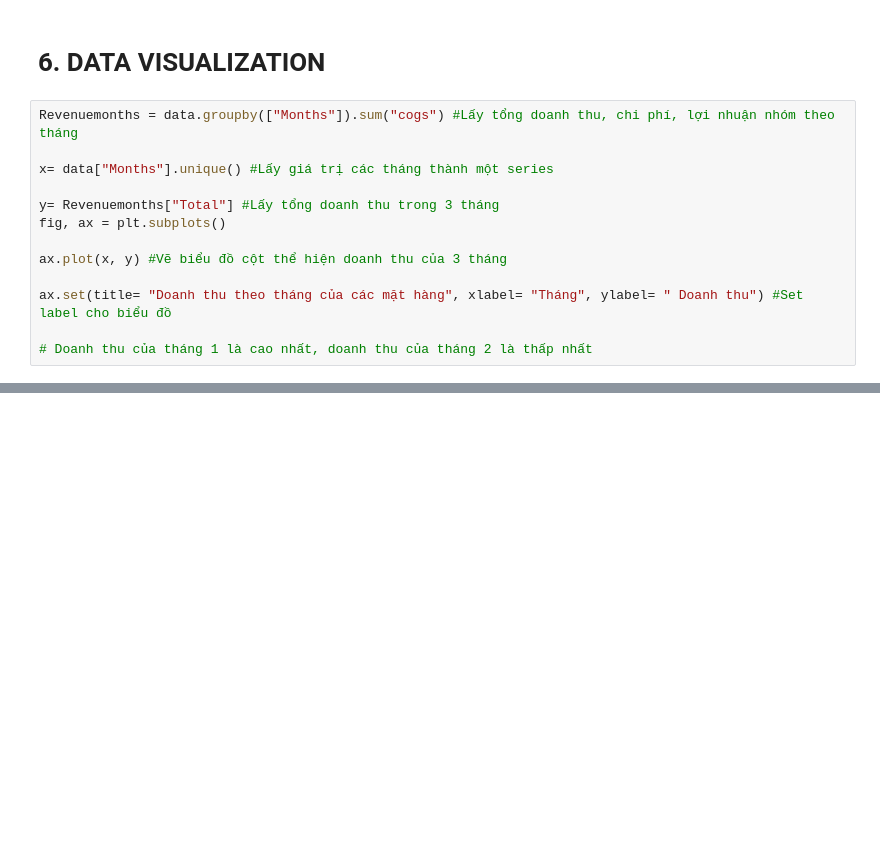
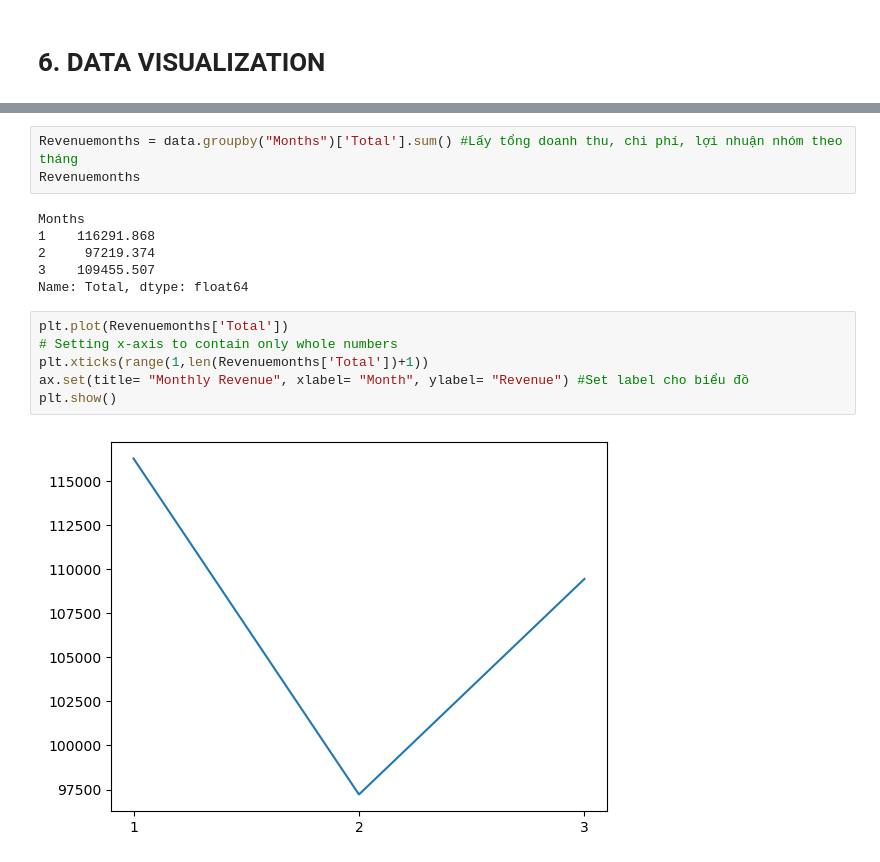
Before and after one commit to binhuyen1607/Sales-Analysis, a Jupyter notebook: Supermarket_sales.ipynb, the cells around one changed output, grey strips where cells are left out. Saved outputs shown, nothing was run; the diff lists cells and outputs as text; blank space fills up the shorter version.

```diff
--- a/Supermarket_sales.ipynb
+++ b/Supermarket_sales.ipynb
@@ -825,16 +857,3 @@ Predict: [[ 19.036 ]
  [ 10.326 ]]
 # %% [markdown]
 # 6. DATA VISUALIZATION
-# %%
-Revenuemonths = data.groupby(["Months"]).sum("cogs") #Lấy tổng doanh thu, chi phí, lợi nhuận nhóm theo tháng
-
-x= data["Months"].unique() #Lấy giá trị các tháng thành một series
-
-y= Revenuemonths["Total"] #Lấy tổng doanh thu trong 3 tháng
-fig, ax = plt.subplots()
-
-ax.plot(x, y) #Vẽ biểu đồ cột thể hiện doanh thu của 3 tháng
-
-ax.set(title= "Doanh thu theo tháng của các mặt hàng", xlabel= "Tháng", ylabel= " Doanh thu") #Set label cho biểu đồ
-
-# Doanh thu của tháng 1 là cao nhất, doanh thu của tháng 2 là thấp nhất
@@ -846,3 +869,20 @@ ax.set(title= "Doanh thu theo tháng của các mặt hàng", xlabel= "Tháng",
+# %%
+Revenuemonths = data.groupby("Months")['Total'].sum() #Lấy tổng doanh thu, chi phí, lợi nhuận nhóm theo tháng
+Revenuemonths
+# %% [output]
+Months
+1    116291.868
+2     97219.374
+3    109455.507
+Name: Total, dtype: float64
+# %%
+plt.plot(Revenuemonths['Total'])
+# Setting x-axis to contain only whole numbers
+plt.xticks(range(1,len(Revenuemonths['Total'])+1))
+ax.set(title= "Monthly Revenue", xlabel= "Month", ylabel= "Revenue") #Set label cho biểu đồ
+plt.show()
+# %% [output]
+[figure, added]
 # %%
 Revenueproduct= data.groupby(["Product line"]).sum("cogs")
 x=data["Product line"].unique()
```
Also changed, not shown: parts of 11 cells of this notebook, 1 other file.
